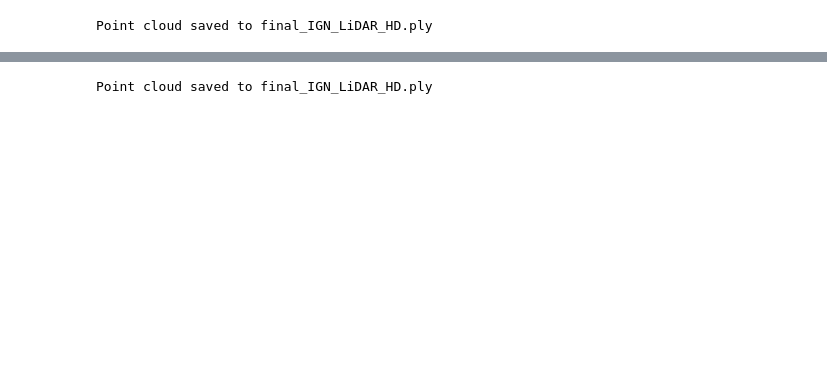
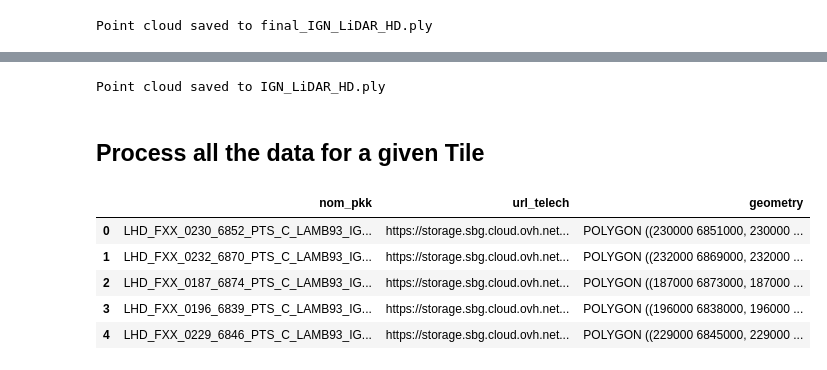
Before and after one commit to sebastien-tetaud/destine-godot-mvp, a Jupyter notebook: notebooks/pcd_ign_dem_s2.ipynb, the cells around one changed output, grey strips where cells are left out. Cells and saved outputs as stored; diff of their text form; code cells hidden in the pictures; blank space fills up the shorter version.

```diff
--- a/notebooks/pcd_ign_dem_s2.ipynb
+++ b/notebooks/pcd_ign_dem_s2.ipynb
@@ -120,6 +120,22 @@ pcd = filterer.concatenate_dataframes([df_filtered, df_ign])
 # %%
 handler = PointCloudHandler(pcd)
 handler.to_open3d()
-handler.save_point_cloud(filename="final_IGN_LiDAR_HD.ply")
+handler.save_point_cloud(filename="IGN_LiDAR_HD.ply")
 # %% [output]
-Point cloud saved to final_IGN_LiDAR_HD.ply
+Point cloud saved to IGN_LiDAR_HD.ply
+# %% [markdown]
+## Process all the data for a given Tile
+# %%
+import geopandas as gpd
+
+shapefile_path = "/home/ubuntu/project/destine-godot-mvp/src/ign-resources/TA_diff_pkk_lidarhd_classe.shp"
+# Load the shapefile into a GeoDataFrame
+gdf = gpd.read_file(shapefile_path)
+gdf.head()
+# %% [output]
+|  | nom_pkk | url_telech | geometry |
+| 0 | LHD_FXX_0230_6852_PTS_C_LAMB93_IG... | https://storage.sbg.cloud.ovh.net... | POLYGON ((230000 6851000, 230000 ... |
+| 1 | LHD_FXX_0232_6870_PTS_C_LAMB93_IG... | https://storage.sbg.cloud.ovh.net... | POLYGON ((232000 6869000, 232000 ... |
+| 2 | LHD_FXX_0187_6874_PTS_C_LAMB93_IG... | https://storage.sbg.cloud.ovh.net... | POLYGON ((187000 6873000, 187000 ... |
+| 3 | LHD_FXX_0196_6839_PTS_C_LAMB93_IG... | https://storage.sbg.cloud.ovh.net... | POLYGON ((196000 6838000, 196000 ... |
+| 4 | LHD_FXX_0229_6846_PTS_C_LAMB93_IG... | https://storage.sbg.cloud.ovh.net... | POLYGON ((229000 6845000, 229000 ... |
```
Also changed, not shown: parts of 8 cells of this notebook, 1 other file.
